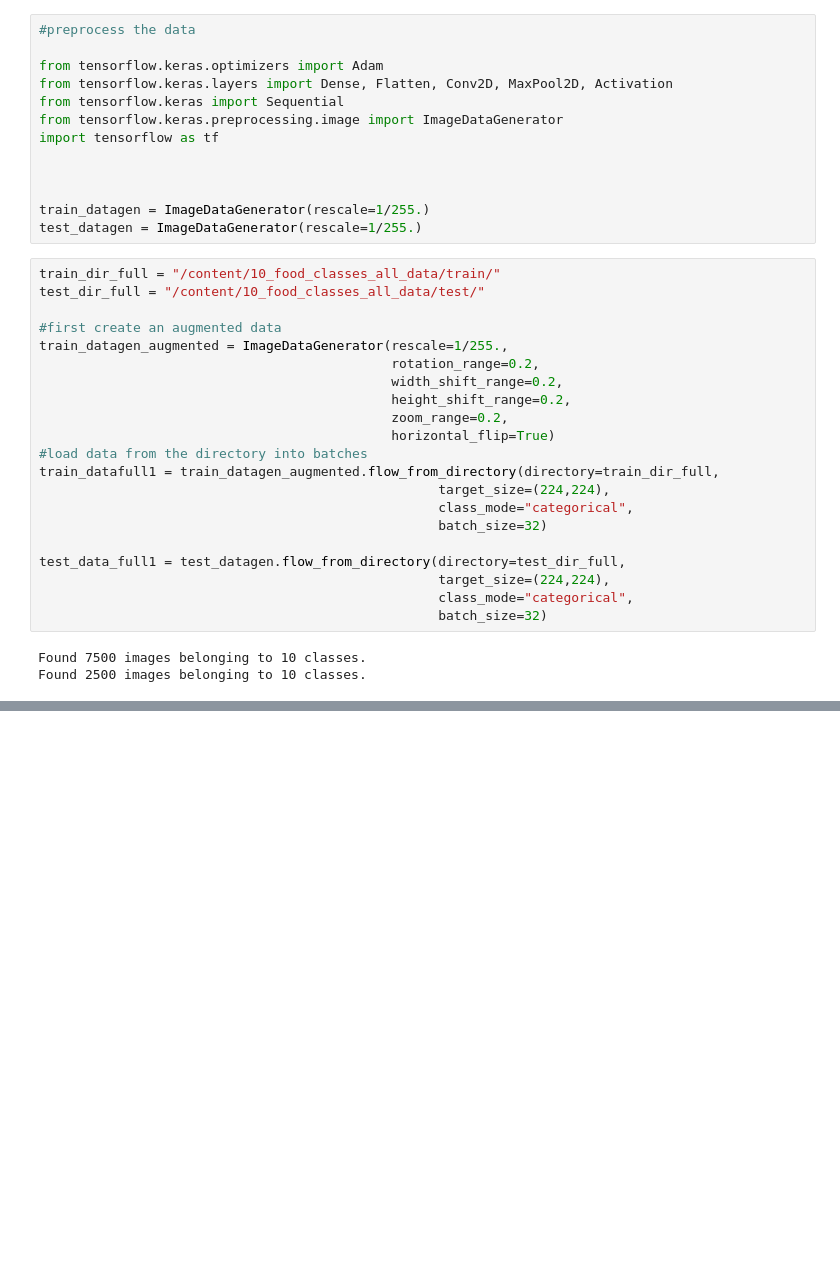
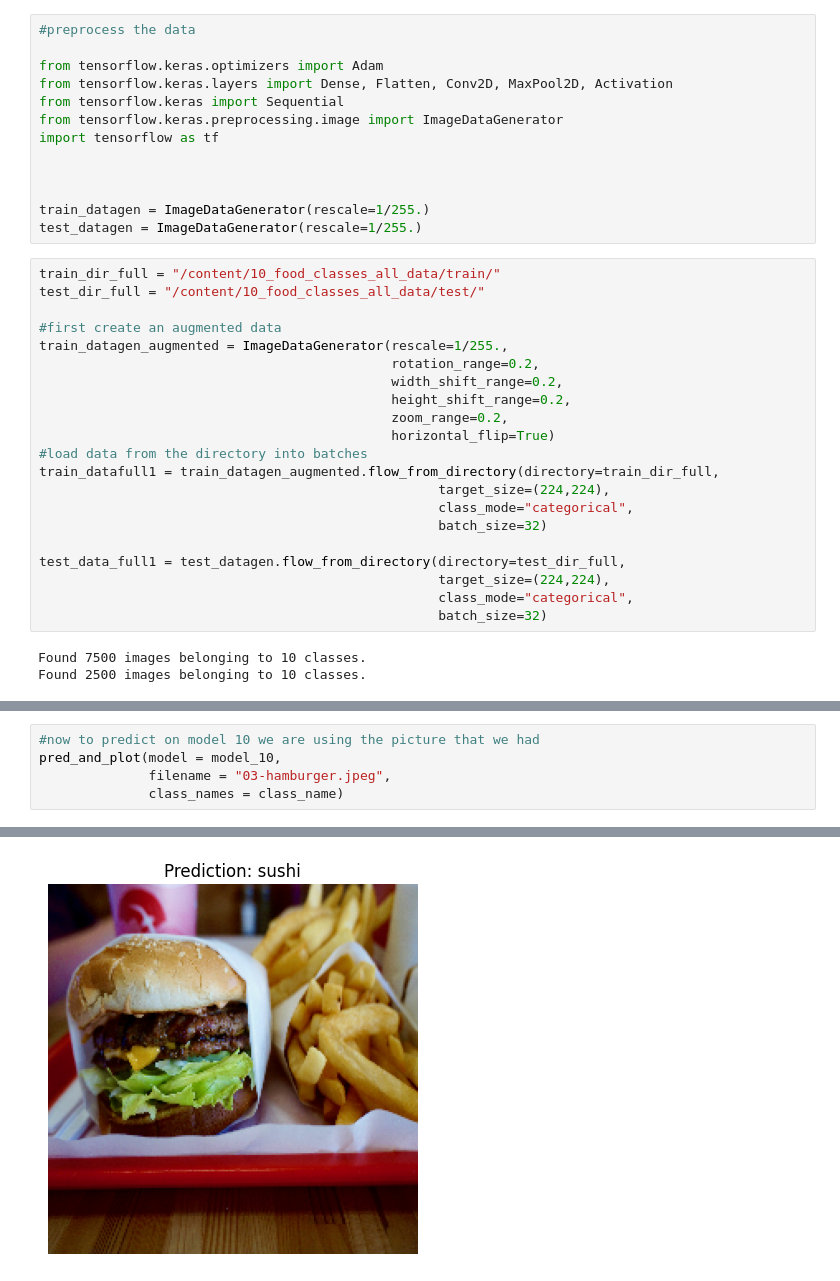
Before and after one commit to itspopoy57/Machinelearning, a Jupyter notebook: 03_convopart2.ipynb, the cells around one changed output, grey strips where cells are left out. Cells and saved outputs as stored; diff of their text form; blank space fills up the shorter version.

```diff
--- a/03_convopart2.ipynb
+++ b/03_convopart2.ipynb
@@ -938,0 +1001,6 @@ test_dir_full = "/content/10_food_classes_all_data/test/"
+# %%
+#now to predict on model 10 we are using the picture that we had
+pred_and_plot(model = model_10,
+              filename = "03-hamburger.jpeg",
+              class_names = class_name)
+# %% [output]
@@ -938,0 +1008 @@ test_dir_full = "/content/10_food_classes_all_data/test/"
+[figure, added]
```
Also changed, not shown: parts of 10 cells of this notebook.
